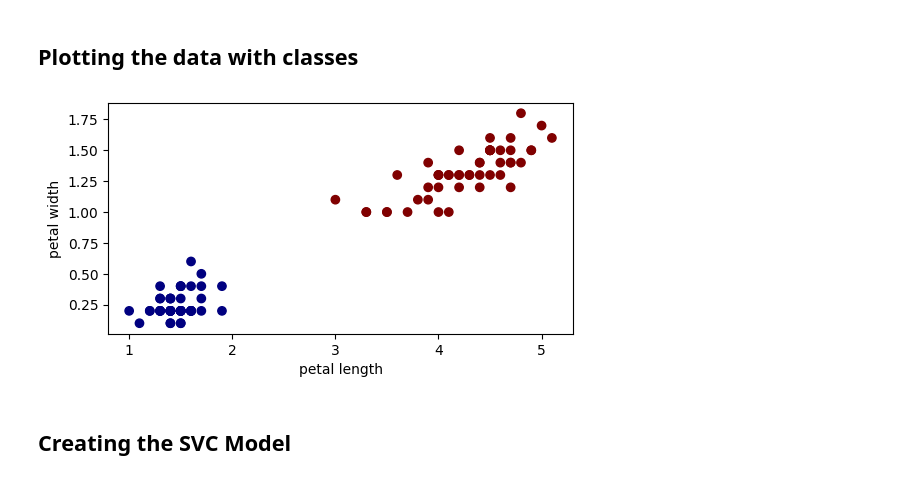
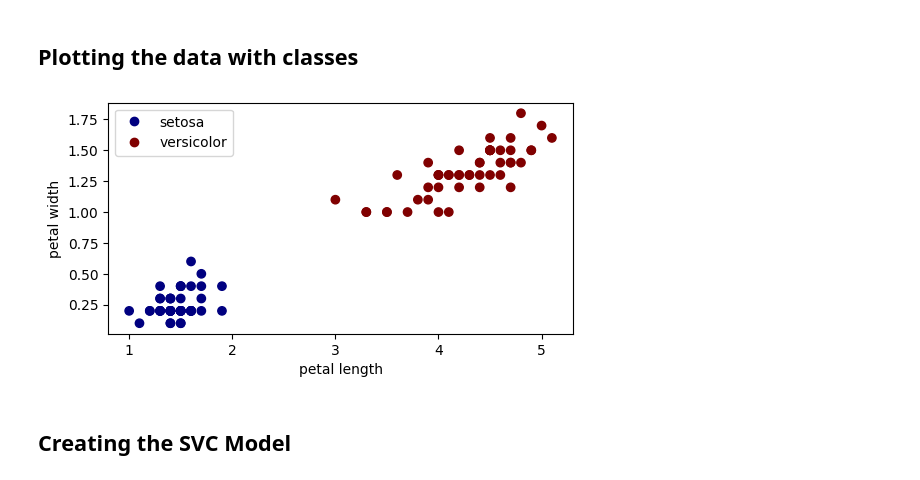
Before and after one commit to Manish-Kumar-9782/Tutorials-, a Jupyter notebook: Python DataScience/Aug 2023/Support Vector.ipynb, the cells around one changed output. Cells and saved outputs as stored; diff of their text form; code cells hidden in the pictures.

```diff
--- a/Python DataScience/Aug 2023/Support Vector.ipynb
+++ b/Python DataScience/Aug 2023/Support Vector.ipynb
@@ -64,13 +64,14 @@ data_y =  df2["classes"]
 ## Plotting the data with classes
 # %%
 fig, ax = plt.subplots(figsize=(6,3))
-ax.scatter(data_x["petal length"], data_x["petal width"], c=data_y, cmap='jet')
-
+scatter =  ax.scatter(data_x["petal length"], data_x["petal width"], c=data_y, cmap='jet')
+legends, labels = scatter.legend_elements()
+ax.legend(legends, ['setosa', 'versicolor'])
 ax.set_xlabel("petal length")
 ax.set_ylabel("petal width")
 plt.show()
 # %% [output]
-[figure, old version]
+[figure, new version]
 # %% [markdown]
 ## Creating the SVC Model
 # %%
```
Also changed, not shown: parts of 18 cells of this notebook.
